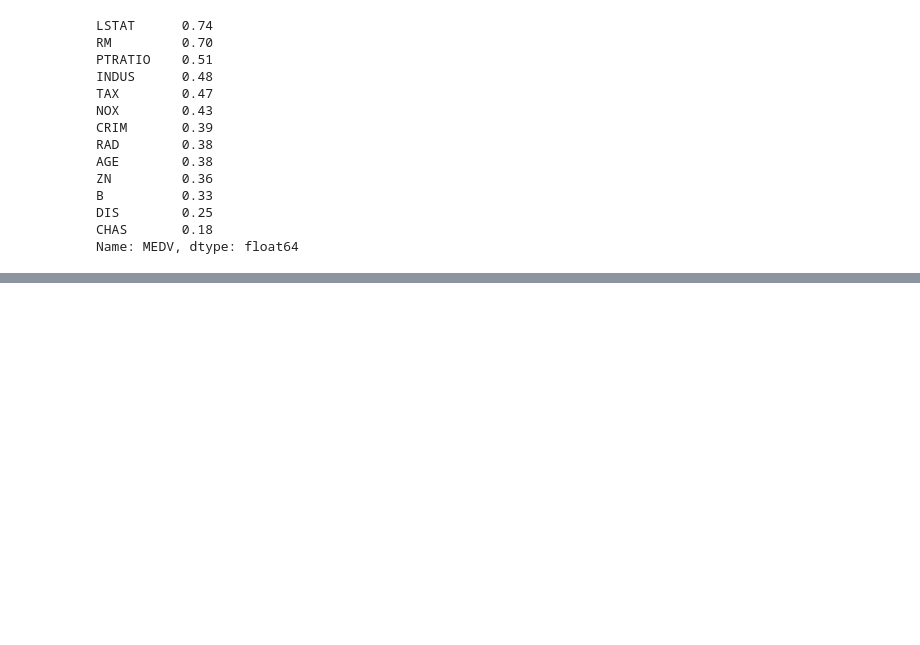
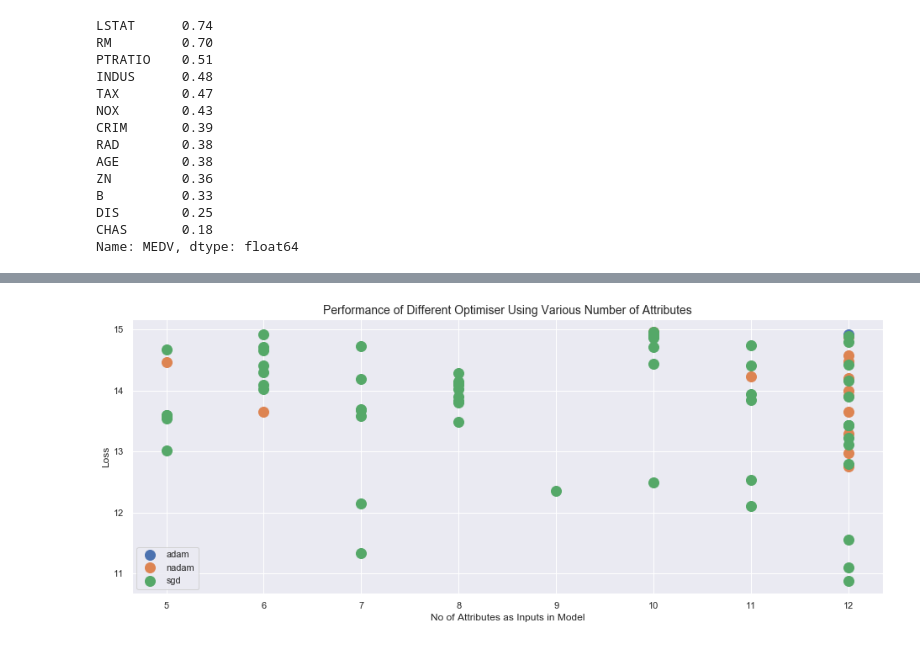
Before and after one commit to YBrady/02-MLS-Project, a Jupyter notebook: Predict.ipynb, the cells around one changed output, grey strips where cells are left out. Saved outputs shown, nothing was run; the diff lists cells and outputs as text; code cells hidden in the pictures; blank space fills up the shorter version.

```diff
--- a/Predict.ipynb
+++ b/Predict.ipynb
@@ -302,0 +408,26 @@ sns.boxplot(x = "no_attrib", y = "loss", hue = "activation", data = df)
+# %%
+# A quick check to see there was more than one optimiser used.
+# This would not be the case if the user didn not append to existing results fil
+if len(df.optimiser.unique()) >1:
+    # Plot the actvations to see which performed best
+    plt.rcParams["figure.figsize"] = [16, 6]
+    # Group the data by the optimiser
+    groups = df.groupby('optimiser')
+
+    # Plot
+    fig, ax = plt.subplots()
+    ax.margins(0.05) # Optional, just adds 5% padding to the autoscaling
+    for optimiser, group in groups:
+        # For each optimiser  plot the no of attobutes used in the model against the loss
+        ax.plot(group["no_attrib"], group["loss"], "o", ms=12, label=optimiser)
+
+    # Add legend, labels and title
+    ax.legend()
+    ax.set_ylabel("Loss")
+    ax.set_xlabel("No of Attributes as Inputs in Model")
+    plt.title("Performance of Different Optimiser Using Various Number of Attributes", fontsize = 14)
+else:
+    # Otherwise print a message
+    print("Only one optimiser used")
+# %% [output]
+[figure, added]
```
Also changed, not shown: parts of 66 cells of this notebook, 3 other files.
